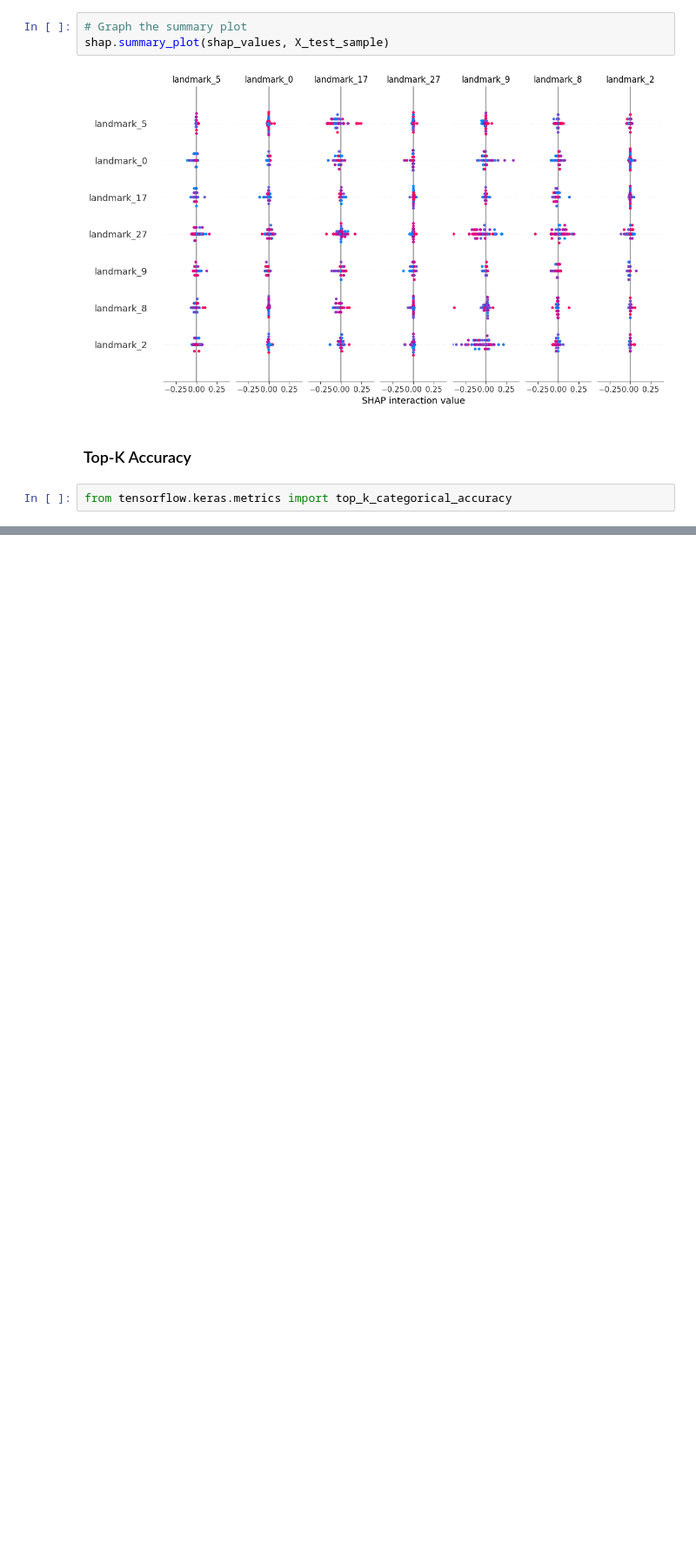
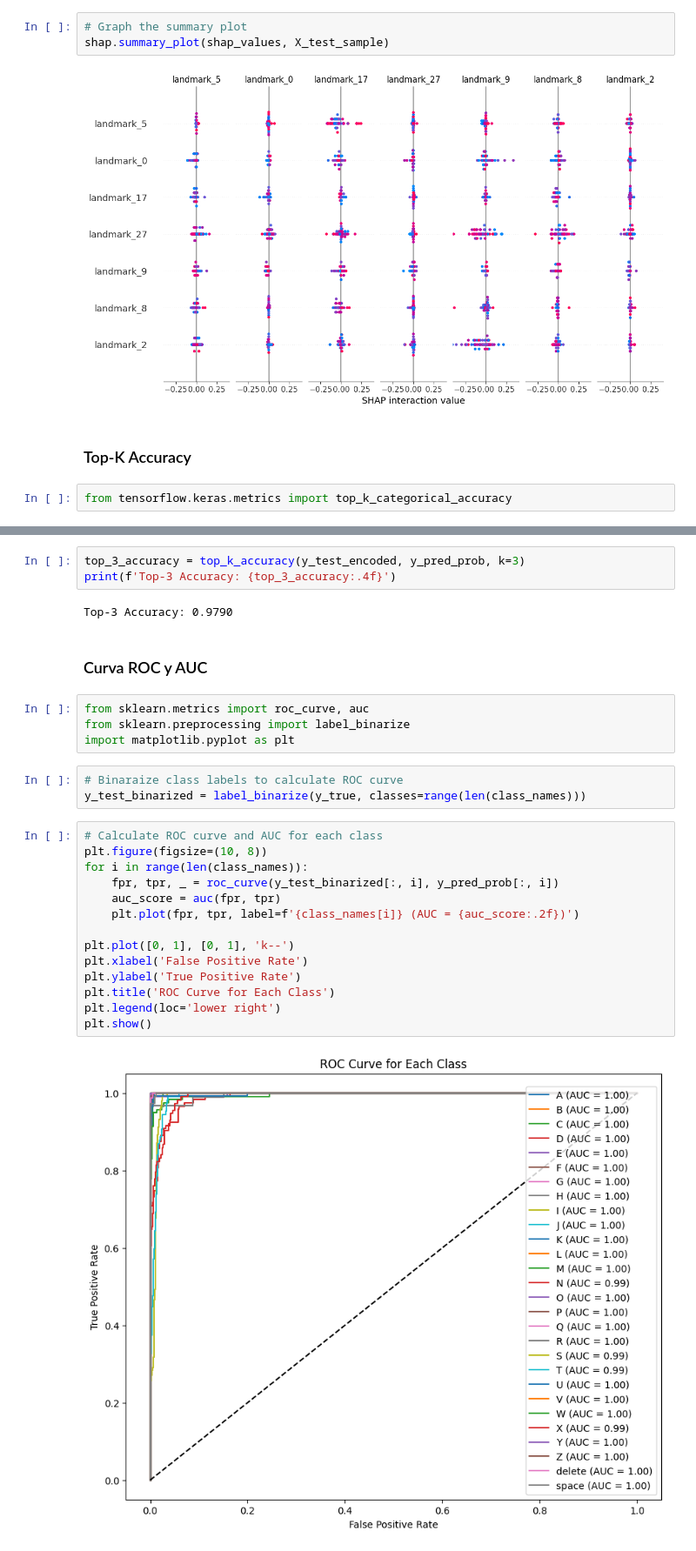
Before and after one commit to FranzCastillo/DL-ASL-Recognition, a Jupyter notebook: src/model/training.ipynb, the cells around one changed output, grey strips where cells are left out. Shown at 87% size. Cells and saved outputs as stored; diff of their text form; blank space fills up the shorter version.

Commit message:
[feat] ROC curve

```diff
--- a/src/model/training.ipynb
+++ b/src/model/training.ipynb
@@ -266,0 +262,30 @@ Top-3 Accuracy: 0.9790
+# %%
+top_3_accuracy = top_k_accuracy(y_test_encoded, y_pred_prob, k=3)
+print(f'Top-3 Accuracy: {top_3_accuracy:.4f}')
+# %% [output]
+Top-3 Accuracy: 0.9790
+# %% [markdown]
+### Curva ROC y AUC
+# %%
+from sklearn.metrics import roc_curve, auc
+from sklearn.preprocessing import label_binarize
+import matplotlib.pyplot as plt
+# %%
+# Binaraize class labels to calculate ROC curve
+y_test_binarized = label_binarize(y_true, classes=range(len(class_names)))
+# %%
+# Calculate ROC curve and AUC for each class
+plt.figure(figsize=(10, 8))
+for i in range(len(class_names)):
+    fpr, tpr, _ = roc_curve(y_test_binarized[:, i], y_pred_prob[:, i])
+    auc_score = auc(fpr, tpr)
+    plt.plot(fpr, tpr, label=f'{class_names[i]} (AUC = {auc_score:.2f})')
+
+plt.plot([0, 1], [0, 1], 'k--')
+plt.xlabel('False Positive Rate')
+plt.ylabel('True Positive Rate')
+plt.title('ROC Curve for Each Class')
+plt.legend(loc='lower right')
+plt.show()
+# %% [output]
+[figure, added]
```
Also changed, not shown: parts of 1 cell of this notebook.
